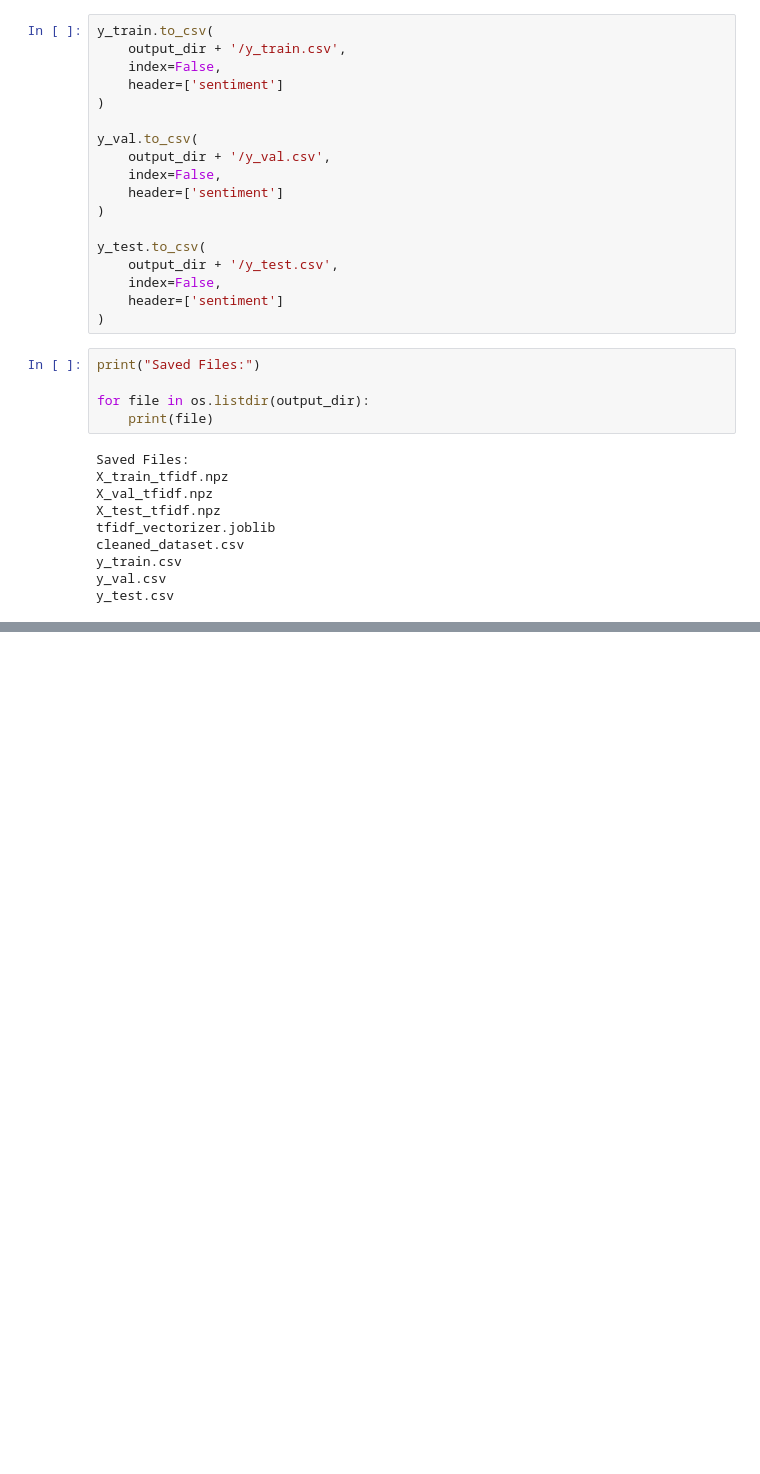
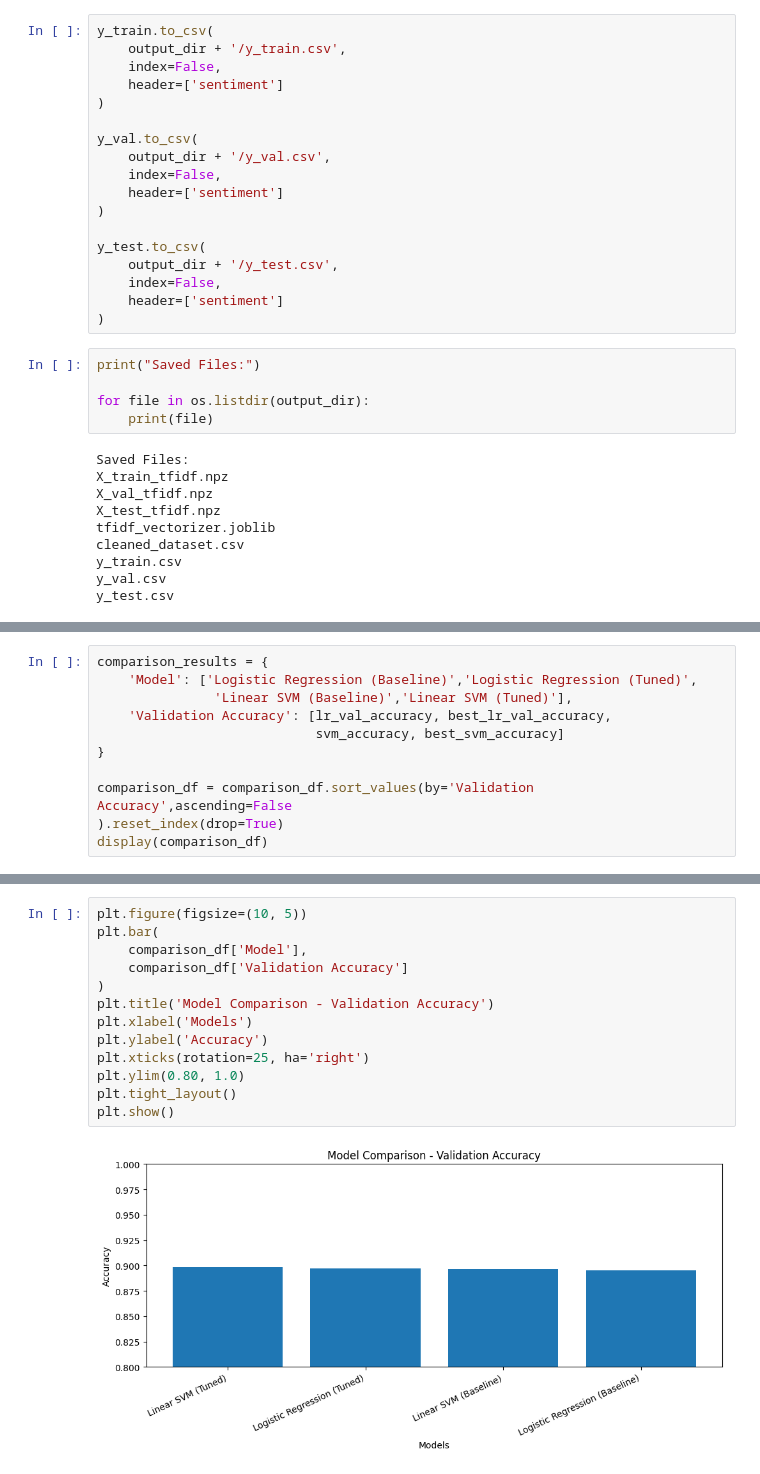
Before and after one commit to janamaher30/Machine-Learning-Project-, a Jupyter notebook: Part_C_Text_Classification.ipynb, the cells around one changed output, grey strips where cells are left out. Cells and saved outputs as stored; diff of their text form; blank space fills up the shorter version.

```diff
--- a/Part_C_Text_Classification.ipynb
+++ b/Part_C_Text_Classification.ipynb
@@ -358,0 +568,11 @@ y_test.csv
+# %%
+comparison_results = {
+    'Model': ['Logistic Regression (Baseline)','Logistic Regression (Tuned)',
+               'Linear SVM (Baseline)','Linear SVM (Tuned)'],
+    'Validation Accuracy': [lr_val_accuracy, best_lr_val_accuracy,
+                            svm_accuracy, best_svm_accuracy]
+}
+
+comparison_df = comparison_df.sort_values(by='Validation Accuracy',ascending=False
+).reset_index(drop=True)
+display(comparison_df)
@@ -358,0 +585,15 @@ y_test.csv
+# %%
+plt.figure(figsize=(10, 5))
+plt.bar(
+    comparison_df['Model'],
+    comparison_df['Validation Accuracy']
+)
+plt.title('Model Comparison - Validation Accuracy')
+plt.xlabel('Models')
+plt.ylabel('Accuracy')
+plt.xticks(rotation=25, ha='right')
+plt.ylim(0.80, 1.0)
+plt.tight_layout()
+plt.show()
+# %% [output]
+[figure, added]
```
Also changed, not shown: parts of 31 cells of this notebook.
